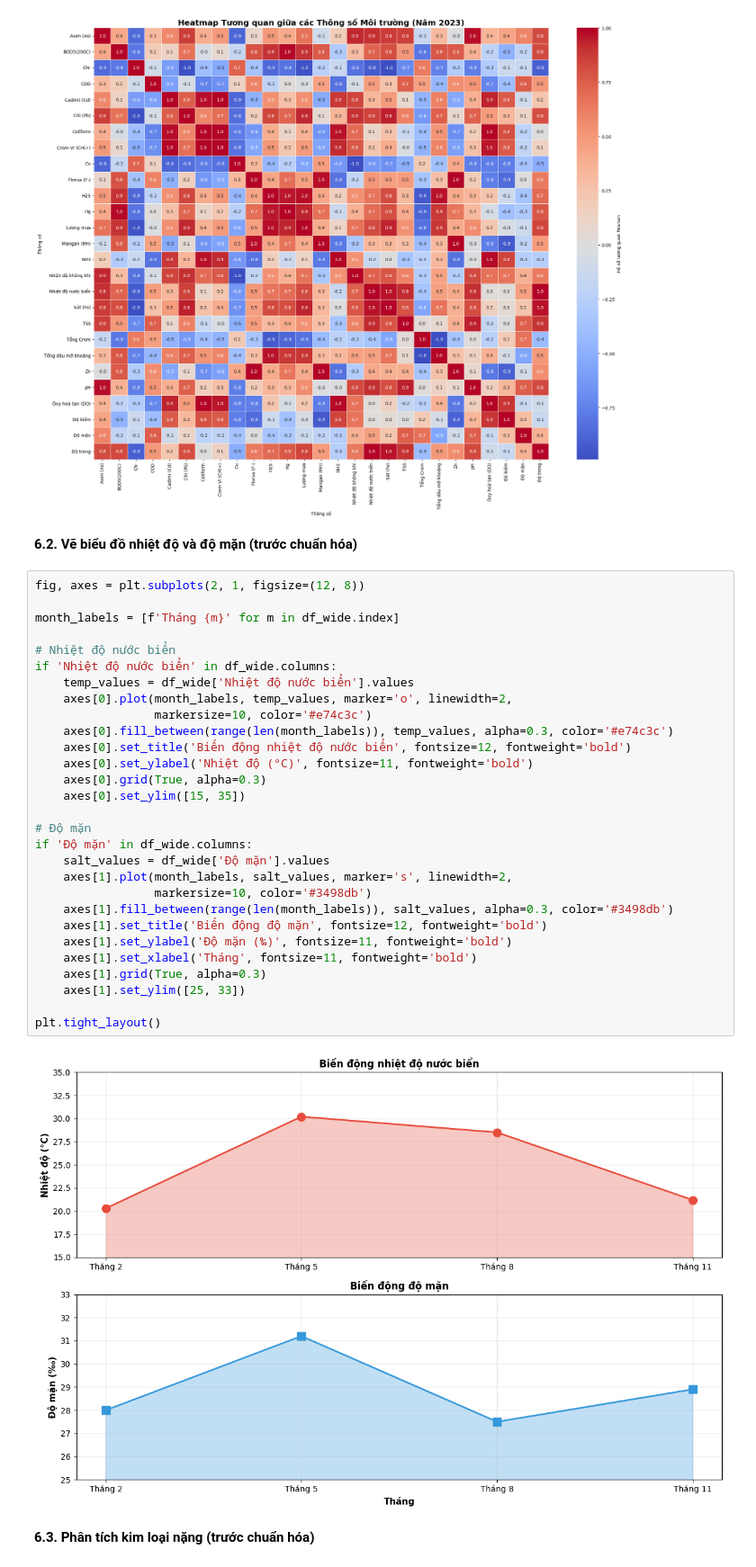
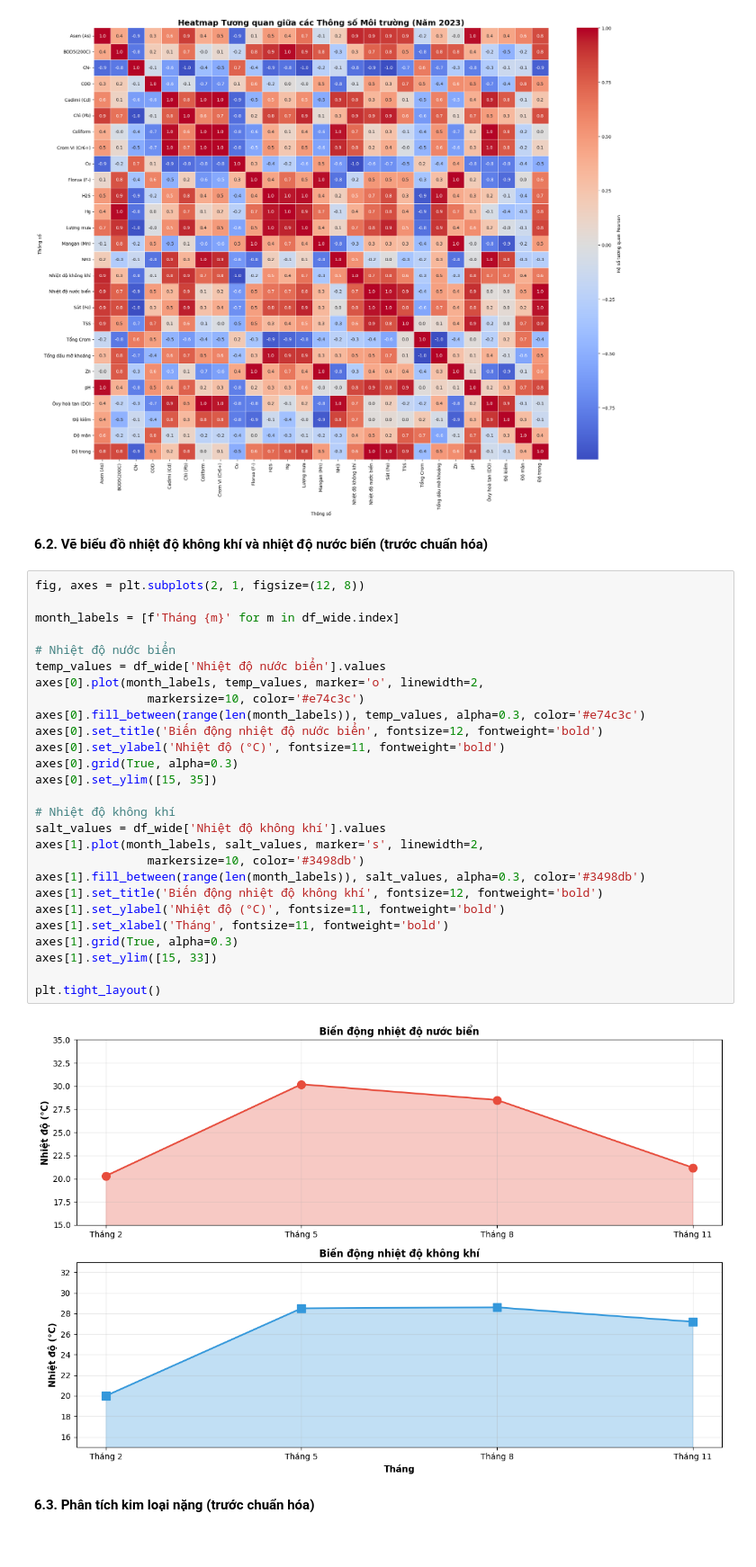
Before and after one commit to ArrayPowerPlay/Data_Science_practice, a Jupyter notebook: self_practice/marine_resource_management/CatBa_environment_preprocessing.ipynb, the cells around one changed output. Shown at 90% size. Cells and saved outputs as stored; diff of their text form.

```diff
--- a/self_practice/marine_resource_management/CatBa_environment_preprocessing.ipynb
+++ b/self_practice/marine_resource_management/CatBa_environment_preprocessing.ipynb
@@ -380,38 +380,36 @@ plt.tight_layout()
   Kích thước ma trận tương quan: (27, 27)
 [figure]
 # %% [markdown]
-**6.2. Vẽ biểu đồ nhiệt độ và độ mặn (trước chuẩn hóa)**
+**6.2. Vẽ biểu đồ nhiệt độ không khí và nhiệt độ nước biển (trước chuẩn hóa)**
 # %%
 fig, axes = plt.subplots(2, 1, figsize=(12, 8))
 
 month_labels = [f'Tháng {m}' for m in df_wide.index]
 
 # Nhiệt độ nước biển
-if 'Nhiệt độ nước biển' in df_wide.columns:
-    temp_values = df_wide['Nhiệt độ nước biển'].values
-    axes[0].plot(month_labels, temp_values, marker='o', linewidth=2,
-                 markersize=10, color='#e74c3c')
-    axes[0].fill_between(range(len(month_labels)), temp_values, alpha=0.3, color='#e74c3c')
-    axes[0].set_title('Biến động nhiệt độ nước biển', fontsize=12, fontweight='bold')
-    axes[0].set_ylabel('Nhiệt độ (°C)', fontsize=11, fontweight='bold')
-    axes[0].grid(True, alpha=0.3)
-    axes[0].set_ylim([15, 35])
+temp_values = df_wide['Nhiệt độ nước biển'].values
+axes[0].plot(month_labels, temp_values, marker='o', linewidth=2,
+                markersize=10, color='#e74c3c')
+axes[0].fill_between(range(len(month_labels)), temp_values, alpha=0.3, color='#e74c3c')
+axes[0].set_title('Biến động nhiệt độ nước biển', fontsize=12, fontweight='bold')
+axes[0].set_ylabel('Nhiệt độ (°C)', fontsize=11, fontweight='bold')
+axes[0].grid(True, alpha=0.3)
+axes[0].set_ylim([15, 35])
 
-# Độ mặn
-if 'Độ mặn' in df_wide.columns:
-    salt_values = df_wide['Độ mặn'].values
-    axes[1].plot(month_labels, salt_values, marker='s', linewidth=2,
-                 markersize=10, color='#3498db')
-    axes[1].fill_between(range(len(month_labels)), salt_values, alpha=0.3, color='#3498db')
-    axes[1].set_title('Biến động độ mặn', fontsize=12, fontweight='bold')
-    axes[1].set_ylabel('Độ mặn (‰)', fontsize=11, fontweight='bold')
-    axes[1].set_xlabel('Tháng', fontsize=11, fontweight='bold')
-    axes[1].grid(True, alpha=0.3)
-    axes[1].set_ylim([25, 33])
+# Nhiệt độ không khí
+salt_values = df_wide['Nhiệt độ không khí'].values
+axes[1].plot(month_labels, salt_values, marker='s', linewidth=2,
+                markersize=10, color='#3498db')
+axes[1].fill_between(range(len(month_labels)), salt_values, alpha=0.3, color='#3498db')
+axes[1].set_title('Biến động nhiệt độ không khí', fontsize=12, fontweight='bold')
+axes[1].set_ylabel('Nhiệt độ (°C)', fontsize=11, fontweight='bold')
+axes[1].set_xlabel('Tháng', fontsize=11, fontweight='bold')
+axes[1].grid(True, alpha=0.3)
+axes[1].set_ylim([15, 33])
 
 plt.tight_layout()
 # %% [output]
-[figure, old version]
+[figure, new version]
 # %% [markdown]
 **6.3. Phân tích kim loại nặng (trước chuẩn hóa)**
 # %%
```
Also changed, not shown: parts of 2 cells of this notebook, 8 other files.
